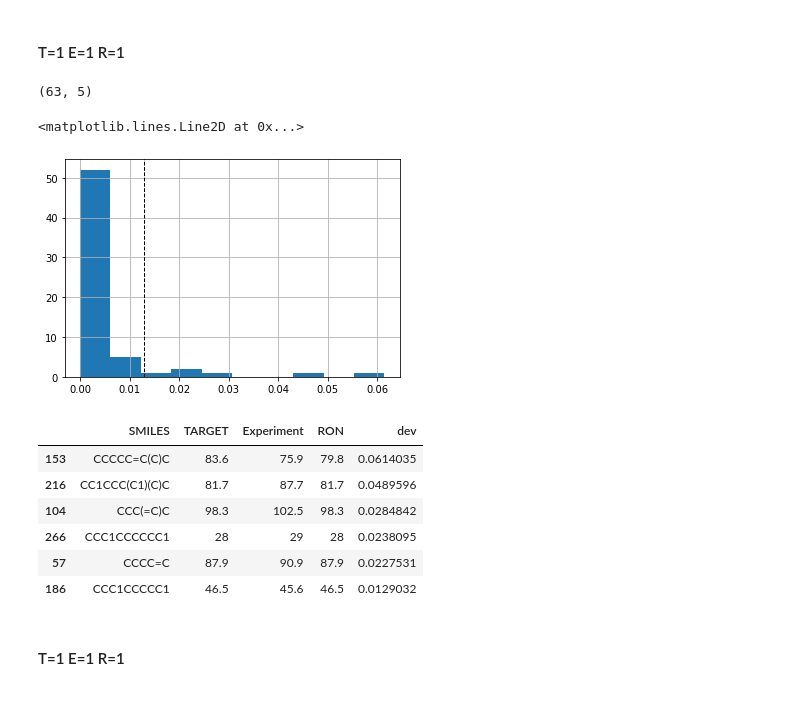
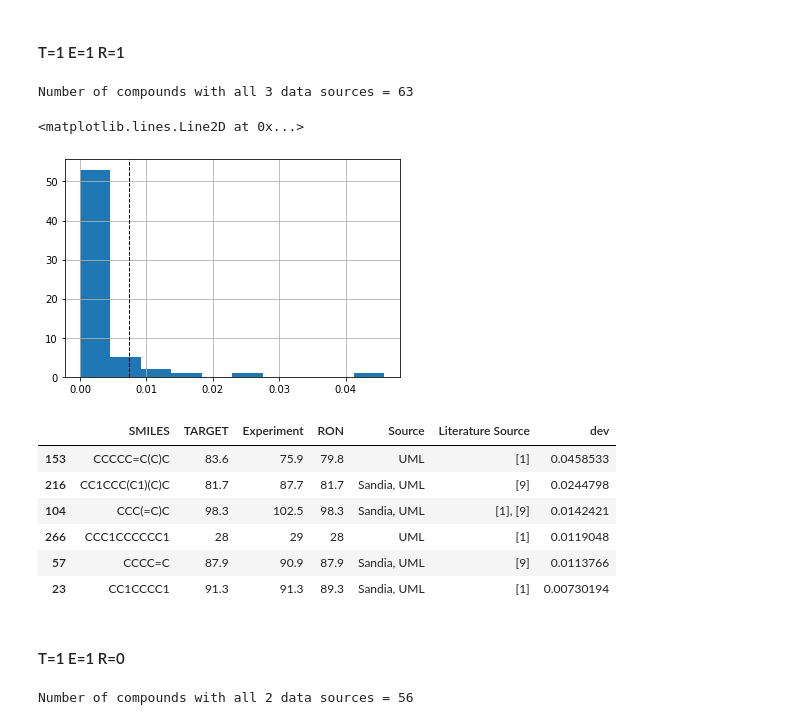
Before and after one commit to SergeyAnufriev/biofuels, a Jupyter notebook: Octane.ipynb, the cells around one changed output. Saved outputs shown, nothing was run; the diff lists cells and outputs as text; code cells hidden in the pictures.

Commit message:
data updated

```diff
--- a/Octane.ipynb
+++ b/Octane.ipynb
@@ -476,7 +469,7 @@ datka[datka['PubChem']==0]
 # %% [markdown]
 #### T=1 E=1 R=1
 # %%
-columns = ['SMILES','TARGET','Experiment','RON']
+columns = ['SMILES','TARGET','Experiment','RON','Source','Literature Source']
 
 '''
 Experiment - ron values from data source [1]
@@ -488,7 +481,7 @@ RON        - ron values from data source [3]
 ### The case where all 3 equal to zero is excluded for numerical calculations reasons
 
 df_111 = datka[(datka['TARGET'].notnull()) & (datka['Experiment'].notnull()) & (datka['RON'].notnull()) & (datka['TARGET']!=0)][columns]
-# %%
-df_111.shape
-# %% [output]
-(63, 5)
+# %%
+print('Number of compounds with all 3 data sources = {}'.format(df_111.shape[0]))
+# %% [output]
+Number of compounds with all 3 data sources = 63
@@ -495,23 +493,23 @@ df_111.shape
 # %%
-df_111['dev'] = abs(df_111['TARGET']-(df_111['TARGET']+df_111['Experiment']+df_111['Experiment'])/3)/df_111['TARGET']
+df_111['dev'] = abs(df_111['TARGET']-(df_111['TARGET']+df_111['Experiment']+df_111['RON'])/3)/df_111['TARGET']
 df_111['dev'].hist()
 # Find lower 10% max value
 max_10_percent_val = np.sort(df_111['dev'].values)[-int(len(df_111)/10):][0]
 plt.axvline(max_10_percent_val, color='k', linestyle='dashed', linewidth=1)
 # %% [output]
 <matplotlib.lines.Line2D at 0x...>
-[figure, old version]
+[figure, new version]
 # %%
 # Printed values to the left of the
 df_111.sort_values(by=['dev'],ascending=False).head(int(len(df_111)/10))
 # %% [output]
-|  | SMILES | TARGET | Experiment | RON | dev |
-| 153 | CCCCC=C(C)C | 83.6 | 75.9 | 79.8 | 0.0614035 |
-| 216 | CC1CCC(C1)(C)C | 81.7 | 87.7 | 81.7 | 0.0489596 |
-| 104 | CCC(=C)C | 98.3 | 102.5 | 98.3 | 0.0284842 |
-| 266 | CCC1CCCCCC1 | 28 | 29 | 28 | 0.0238095 |
-| 57 | CCCC=C | 87.9 | 90.9 | 87.9 | 0.0227531 |
-| 186 | CCC1CCCCC1 | 46.5 | 45.6 | 46.5 | 0.0129032 |
+|  | SMILES | TARGET | Experiment | RON | Source | Literature Source | dev |
+| 153 | CCCCC=C(C)C | 83.6 | 75.9 | 79.8 | UML | [1] | 0.0458533 |
+| 216 | CC1CCC(C1)(C)C | 81.7 | 87.7 | 81.7 | Sandia, UML | [9] | 0.0244798 |
+| 104 | CCC(=C)C | 98.3 | 102.5 | 98.3 | Sandia, UML | [1], [9] | 0.0142421 |
+| 266 | CCC1CCCCCC1 | 28 | 29 | 28 | UML | [1] | 0.0119048 |
+| 57 | CCCC=C | 87.9 | 90.9 | 87.9 | Sandia, UML | [9] | 0.0113766 |
+| 23 | CC1CCCC1 | 91.3 | 91.3 | 89.3 | Sandia, UML | [1] | 0.00730194 |
 # %%
 ########################### Decision for molecules to the RIGHT of dashed line ############################
 
@@ -528,2 +528,2 @@ df_111.sort_values(by=['dev'],ascending=False).head(int(len(df_111)/10))
 # %% [markdown]
-#### T=1 E=1 R=1
+#### T=1 E=1 R=0
@@ -529,0 +532,4 @@ df_111.sort_values(by=['dev'],ascending=False).head(int(len(df_111)/10))
+# %%
+print('Number of compounds with all 2 data sources = {}'.format(df_110.shape[0]))
+# %% [output]
+Number of compounds with all 2 data sources = 56
```
Also changed, not shown: parts of 8 cells of this notebook, 1 other file.
